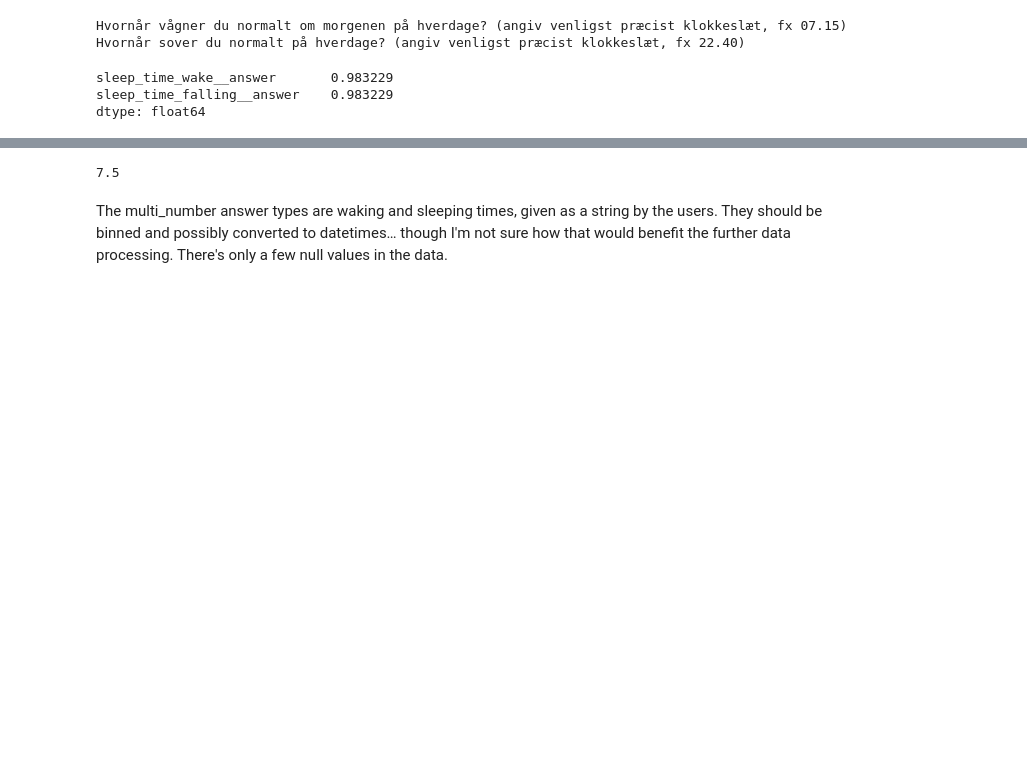
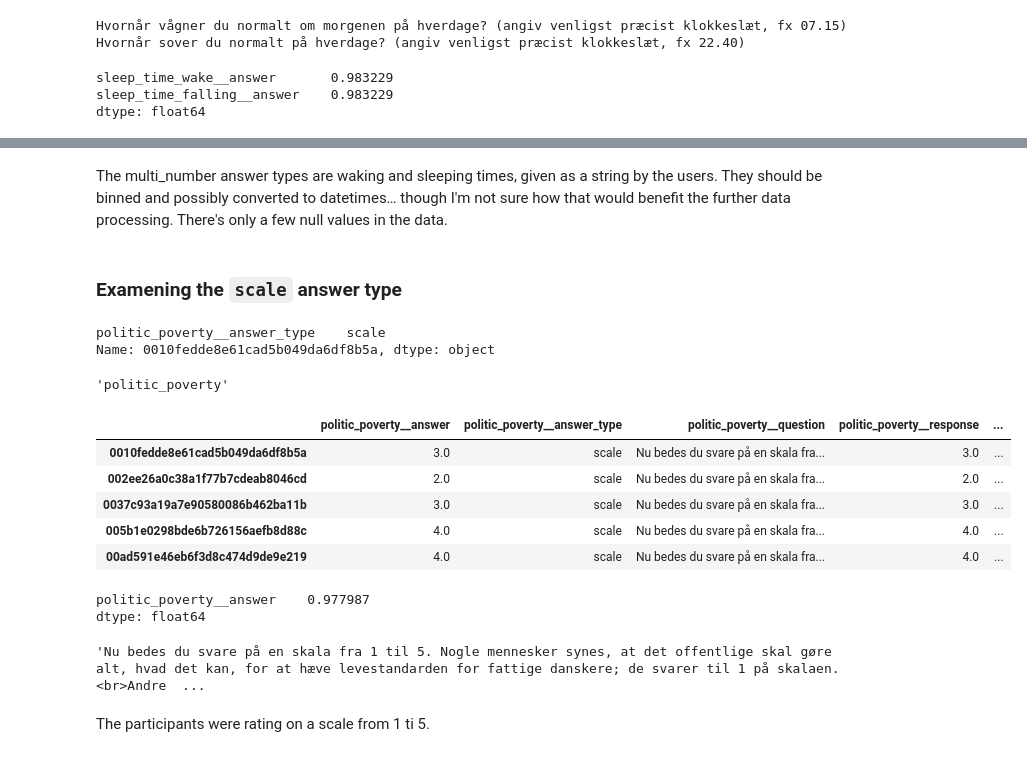
Before and after one commit to AllanLRH/master_thesis, a Jupyter notebook: tryLoadData/load_morequestions_data.ipynb, the cells around one changed output, grey strips where cells are left out. Saved outputs shown, nothing was run; the diff lists cells and outputs as text; code cells hidden in the pictures; blank space fills up the shorter version.

Commit message:
Done with data type analysis

```diff
--- a/tryLoadData/load_morequestions_data.ipynb
+++ b/tryLoadData/load_morequestions_data.ipynb
@@ -402,7 +386,36 @@ df_multi_number.filter(regex='__answer$').head(12)
-# %%
-df_multi_number.filter(regex='__answer$').head(12).iloc[0,0]
-# %% [output]
-7.5
 # %% [markdown]
 The multi_number answer types are waking and sleeping times, given as a string by the users. They should be binned and possibly converted to datetimes… though I'm not sure how that would benefit the further data processing.
 There's only a few null values in the data.
+# %% [markdown]
+### Examening the `scale` answer type
+# %%
+tmprow.where(tmprow == 'scale').dropna()
+# %% [output]
+politic_poverty__answer_type    scale
+Name: 0010fedde8e61cad5b049da6df8b5a, dtype: object
+# %%
+tmplabel = tmprow.where(tmprow == 'scale').dropna().index[0].split('__')[0]
+tmplabel
+# %% [output]
+'politic_poverty'
+# %%
+df_scale = df.filter(like=tmplabel)
+df_scale.head()
+# %% [output]
+|  | politic_poverty__answer | politic_poverty__answer_type | politic_poverty__question | politic_poverty__response | ... |
+| 0010fedde8e61cad5b049da6df8b5a | 3.0 | scale | Nu bedes du svare på en skala fra... | 3.0 | ... |
+| 002ee26a0c38a1f77b7cdeab8046cd | 2.0 | scale | Nu bedes du svare på en skala fra... | 2.0 | ... |
+| 0037c93a19a7e90580086b462ba11b | 3.0 | scale | Nu bedes du svare på en skala fra... | 3.0 | ... |
+| 005b1e0298bde6b726156aefb8d88c | 4.0 | scale | Nu bedes du svare på en skala fra... | 4.0 | ... |
+| 00ad591e46eb6f3d8c474d9de9e219 | 4.0 | scale | Nu bedes du svare på en skala fra... | 4.0 | ... |
+# %%
+df_scale.filter(regex='_answer$').notnull().sum() / df_scale.shape[0]
+# %% [output]
+politic_poverty__answer    0.977987
+dtype: float64
+# %%
+df.politic_poverty__question.iloc[0]
+# %% [output]
+'Nu bedes du svare på en skala fra 1 til 5. Nogle mennesker synes, at det offentlige skal gøre alt, hvad det kan, for at hæve levestandarden for fattige danskere; de svarer til 1 på skalaen.<br>Andre  ...
+# %% [markdown]
+The participants were rating on a scale from 1 ti 5.
```
Also changed, not shown: parts of 1 cell of this notebook.
